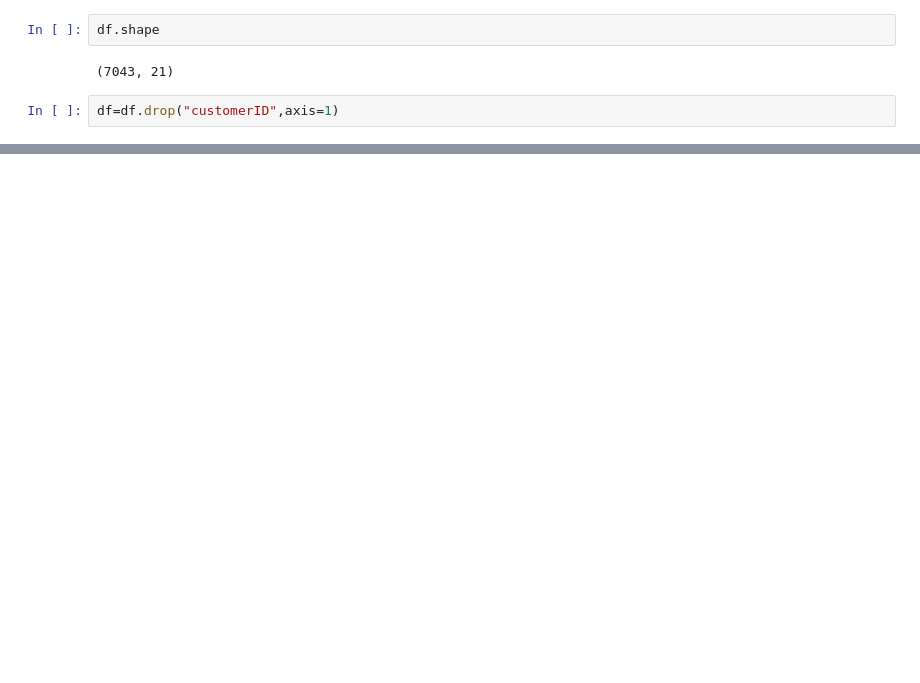
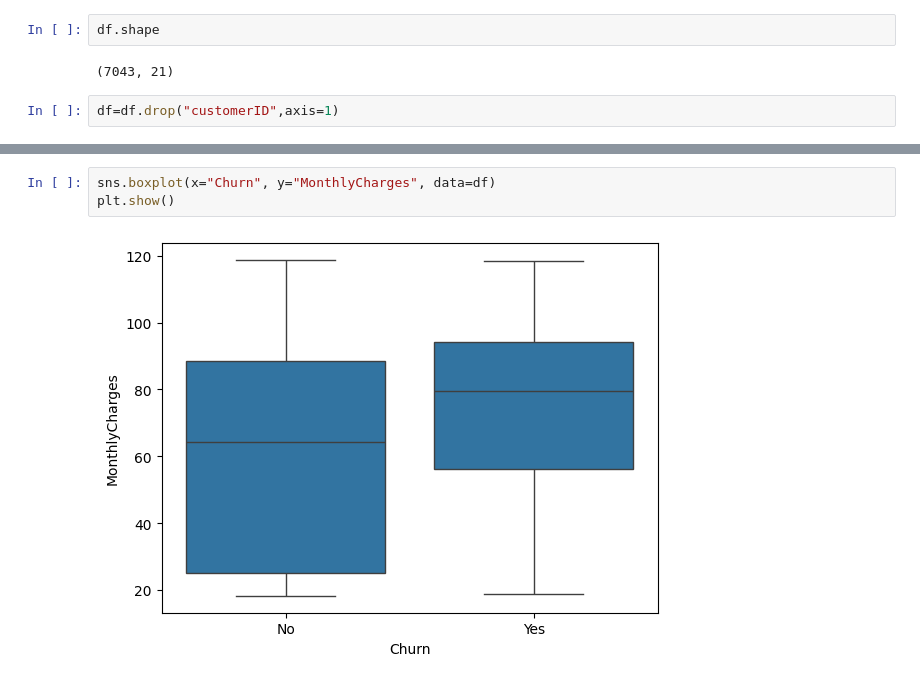
Before and after one commit to Vivek300705/customer-churn-project, a Jupyter notebook: notebooks/churn_analysis.ipynb, the cells around one changed output, grey strips where cells are left out. Drawn from its saved outputs; the diff is of its cells as text; blank space fills up the shorter version.

```diff
--- a/notebooks/churn_analysis.ipynb
+++ b/notebooks/churn_analysis.ipynb
@@ -43,0 +71,5 @@ df=df.drop("customerID",axis=1)
+# %%
+sns.boxplot(x="Churn", y="MonthlyCharges", data=df)
+plt.show()
+# %% [output]
+[figure, added]
```
Also changed, not shown: parts of 8 cells of this notebook.
